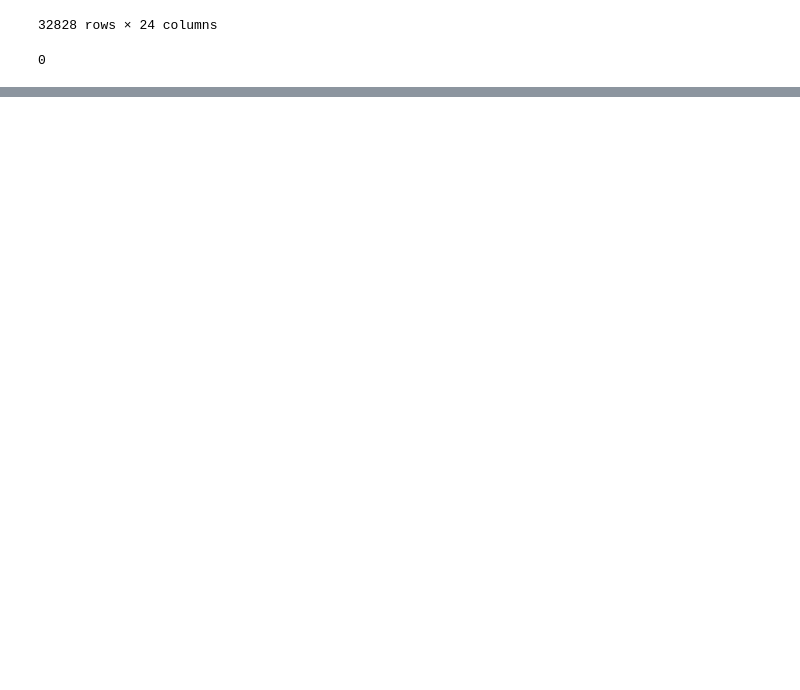
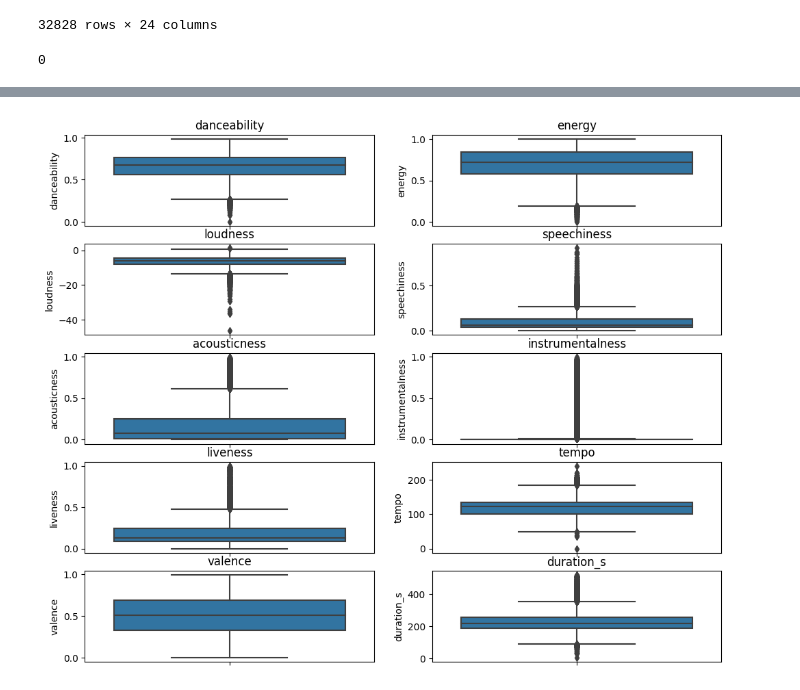
Before and after one commit to mariashiferaw/Team-4--Music-Recommendation-System, a Jupyter notebook: EDA_Data.ipynb, the cells around one changed output, grey strips where cells are left out. Drawn from its saved outputs; the diff is of its cells as text; code cells hidden in the pictures; blank space fills up the shorter version.

```diff
--- a/EDA_Data.ipynb
+++ b/EDA_Data.ipynb
@@ -135,0 +172,17 @@ features = spotify_songs[['danceability', 'energy', 'key', 'loudness','mode','sp
+# %%
+# Feature Correlation Matrix
+import seaborn as sns
+import matplotlib.pyplot as plt
+
+music_features = ['danceability', 'energy', 'loudness','speechiness','acousticness','instrumentalness','liveness','tempo','valence','duration_s']
+#Visualizing outliners by using box plots
+plt.figure(figsize=(12,10))
+
+for i,feature in enumerate(music_features,1):
+    plt.subplot(5,2,i)
+    sns.boxplot(y=spotify_songs[feature])
+    plt.title(feature)
+
+plt.show()
+# %% [output]
+[figure, added]
```
Also changed, not shown: parts of 7 cells of this notebook.
